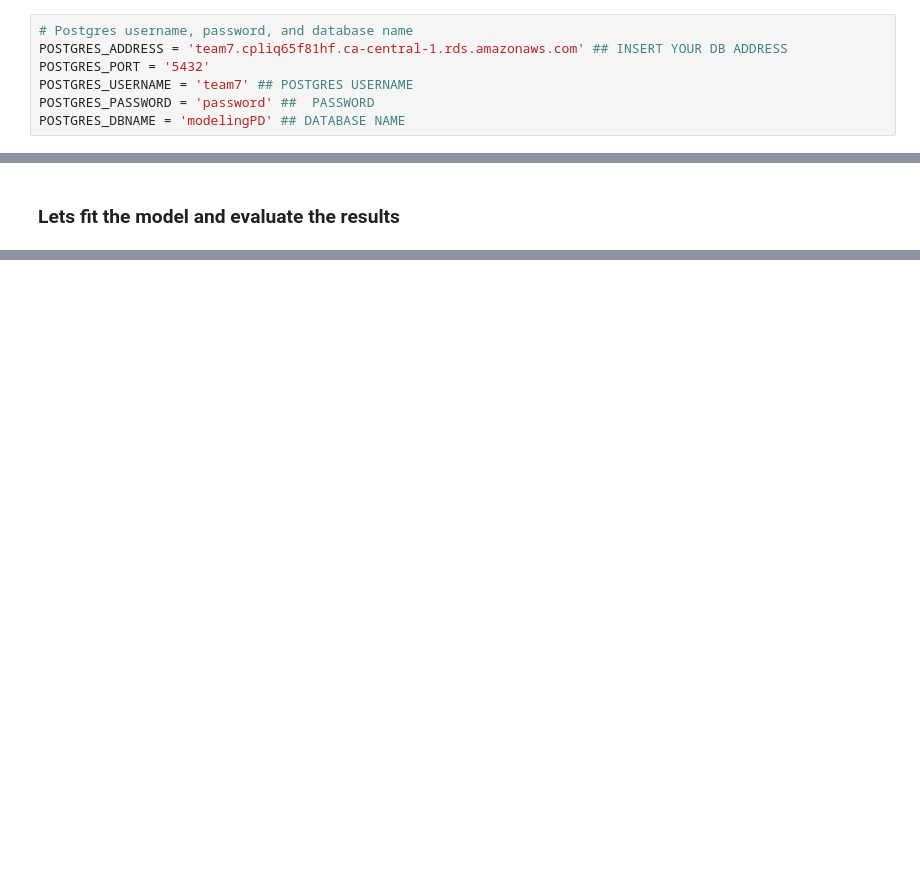
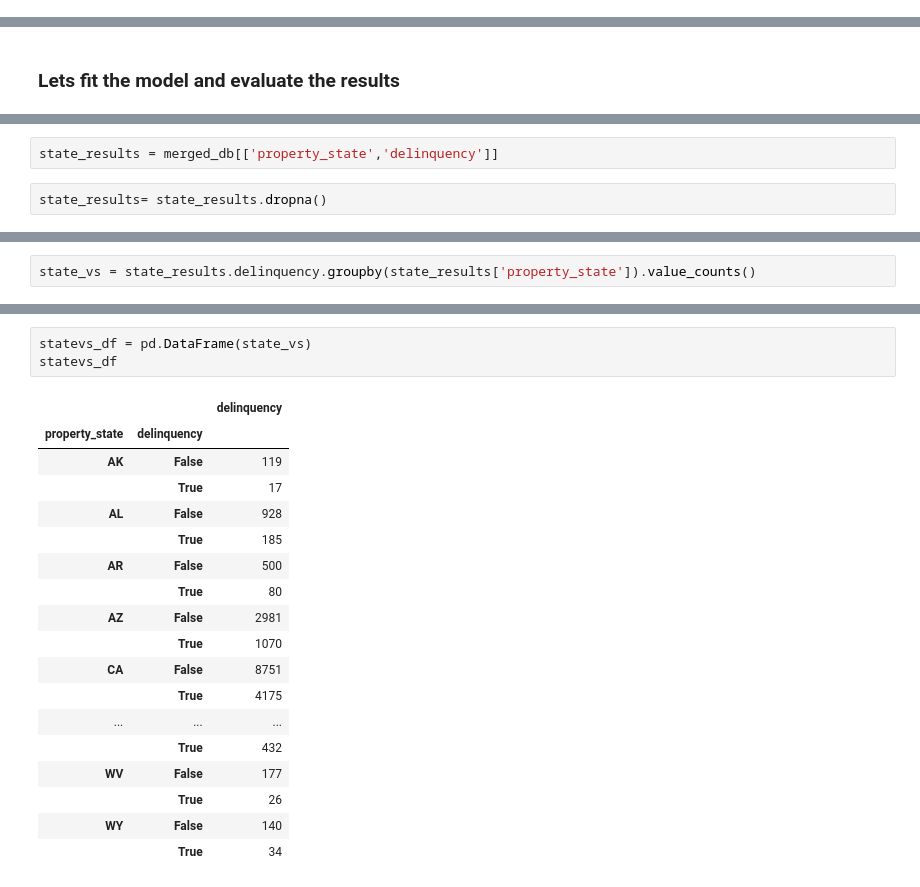
Before and after one commit to Azaima-Asghar/Modeling-Probability-Of-Delinquency, a Jupyter notebook: MachineLearning.ipynb, the cells around one changed output, grey strips where cells are left out. Drawn from its saved outputs; the diff is of its cells as text; blank space fills up the shorter version.

```diff
--- a/MachineLearning.ipynb
+++ b/MachineLearning.ipynb
@@ -24,10 +30,3 @@ import sqlalchemy
 from sqlalchemy.ext.automap import automap_base
 from sqlalchemy.orm import Session
 from sqlalchemy import create_engine, func
-# %%
-# Postgres username, password, and database name
-POSTGRES_ADDRESS = 'team7.cpliq65f81hf.ca-central-1.rds.amazonaws.com' ## INSERT YOUR DB ADDRESS
-POSTGRES_PORT = '5432'
-POSTGRES_USERNAME = 'team7' ## POSTGRES USERNAME
-POSTGRES_PASSWORD = 'password' ##  PASSWORD
-POSTGRES_DBNAME = 'modelingPD' ## DATABASE NAME
@@ -508,0 +497,4 @@ array([[ 1.89619223, -0.40967756,  0.09211852, ..., -0.016883  ,
+# %%
+state_results = merged_db[['property_state','delinquency']]
+# %%
+state_results= state_results.dropna()
@@ -508,0 +509,2 @@ array([[ 1.89619223, -0.40967756,  0.09211852, ..., -0.016883  ,
+# %%
+state_vs = state_results.delinquency.groupby(state_results['property_state']).value_counts()
@@ -508,0 +531,22 @@ array([[ 1.89619223, -0.40967756,  0.09211852, ..., -0.016883  ,
+# %%
+statevs_df = pd.DataFrame(state_vs)
+statevs_df
+# %% [output]
+|  |  | delinquency |
+| property_state | delinquency |  |
+| AK | False | 119 |
+|  | True | 17 |
+| AL | False | 928 |
+|  | True | 185 |
+| AR | False | 500 |
+|  | True | 80 |
+| AZ | False | 2981 |
+|  | True | 1070 |
+| CA | False | 8751 |
+|  | True | 4175 |
+| ... | ... | ... |
+|  | True | 432 |
+| WV | False | 177 |
+|  | True | 26 |
+| WY | False | 140 |
+|  | True | 34 |
```
Also changed, not shown: parts of 42 cells of this notebook, 1 other file.
